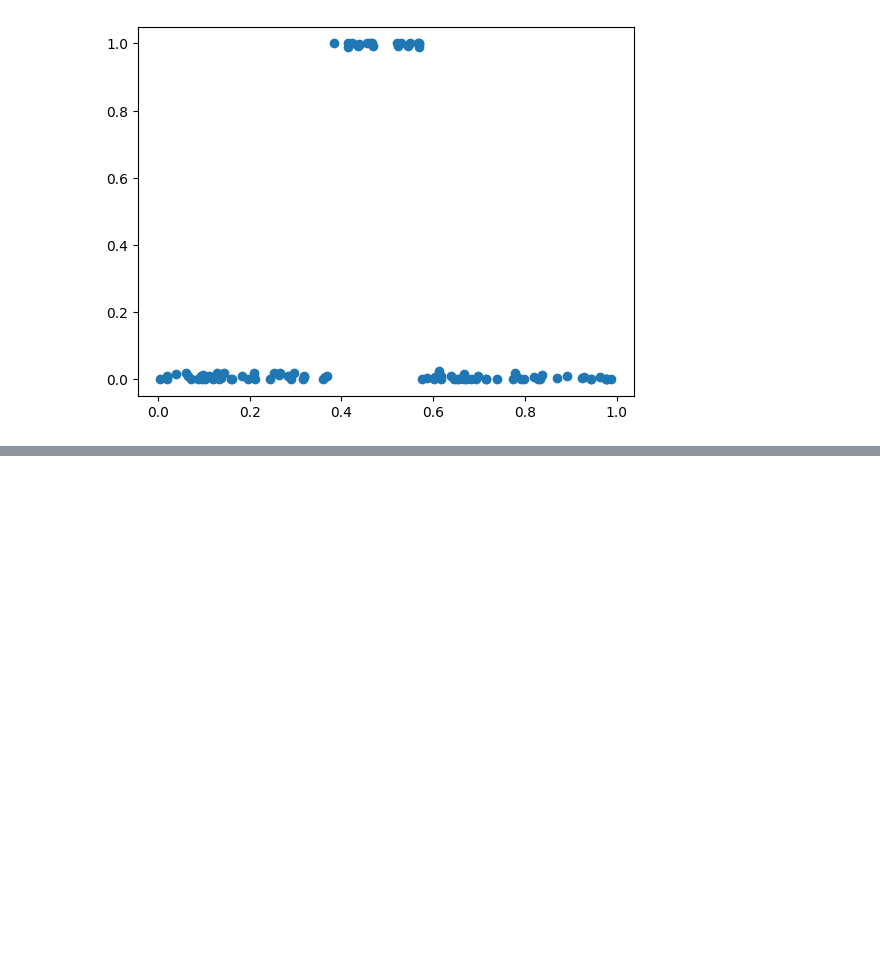
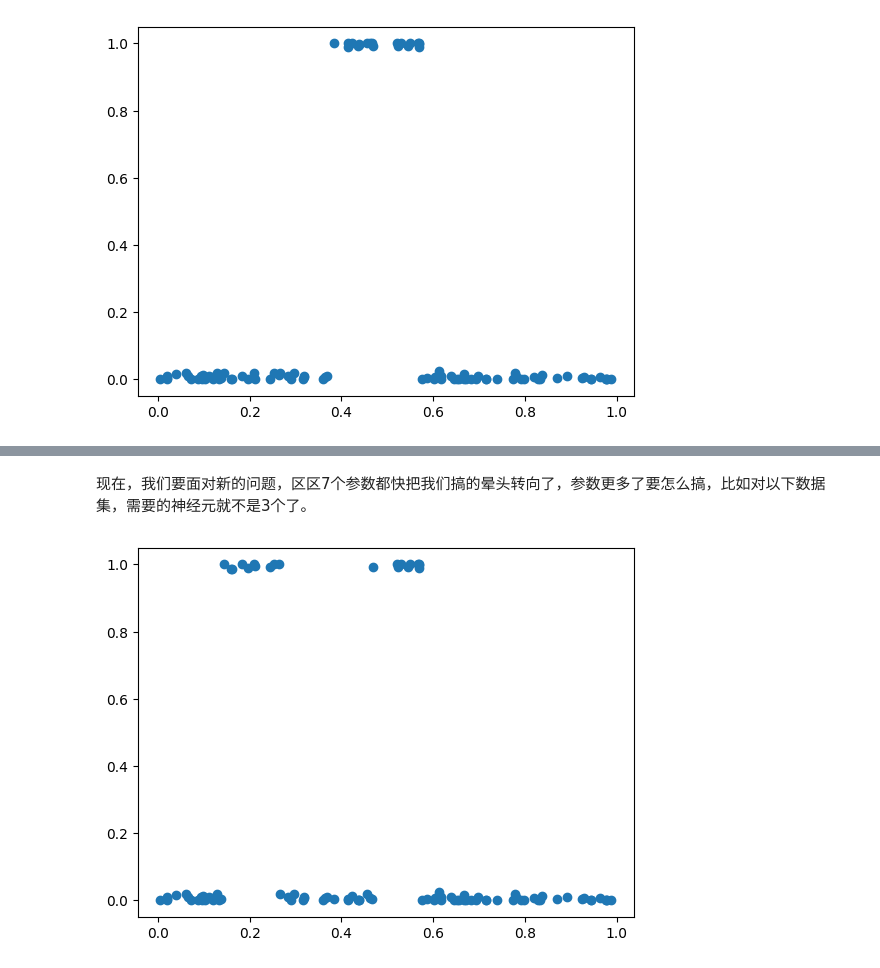
Before and after one commit to oiuv/Machine-Learning-Beginner, a Jupyter notebook: ML04.ipynb, the cells around one changed output, grey strips where cells are left out. Drawn from its saved outputs; the diff is of its cells as text; code cells hidden in the pictures; blank space fills up the shorter version.

```diff
--- a/ML04.ipynb
+++ b/ML04.ipynb
@@ -101,0 +331,40 @@ plt.show()
+# %% [markdown]
+现在，我们要面对新的问题，区区7个参数都快把我们搞的晕头转向了，参数更多了要怎么搞，比如对以下数据集，需要的神经元就不是3个了。
+# %%
+import numpy as np
+import matplotlib.pyplot as plt
+
+# 生成数据集的函数
+def get_data(counts, seed=0):
+    # 设置随机数种子，保证每次生成的数据集相同
+    np.random.seed(seed)
+    # 生成随机的 x 值，并进行排序
+    xs = np.sort(np.random.rand(counts))
+    # 初始化 y 值的数组
+    ys = np.zeros(counts)
+    # 计算中间部分的索引范围
+    mid1 = int(counts * 0.2), int(counts * 0.3)
+    mid2 = int(counts * 0.5), int(counts * 0.6)
+    # 将中间部分的 y 值设为 1
+    ys[mid1[0]:mid1[1]] = 1
+    ys[mid2[0]:mid2[1]] = 1
+    # 加入噪声
+    ys += np.random.normal(scale=0.01, size=counts)
+    # 将 y 值限制在 0 和 1 之间
+    ys = np.clip(ys, 0, 1)
+    return xs, ys
+
+# 数据大小
+n = 100
+# 生成数据集
+X, Y = get_data(n)
+
+# 打印数据集
+# print("X:", X)
+# print("Y:", Y)
+
+# 绘制散点图
+plt.scatter(X, Y)
+plt.show()
+# %% [output]
+[figure, added]
```
Also changed, not shown: parts of 17 cells of this notebook, 4 other files.
